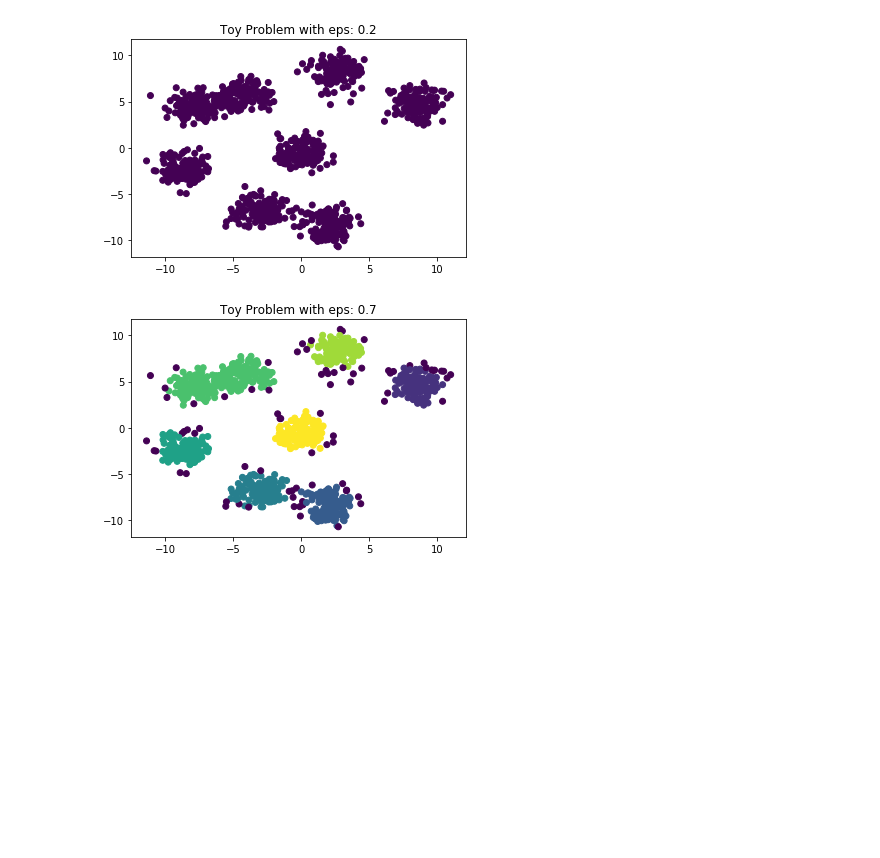
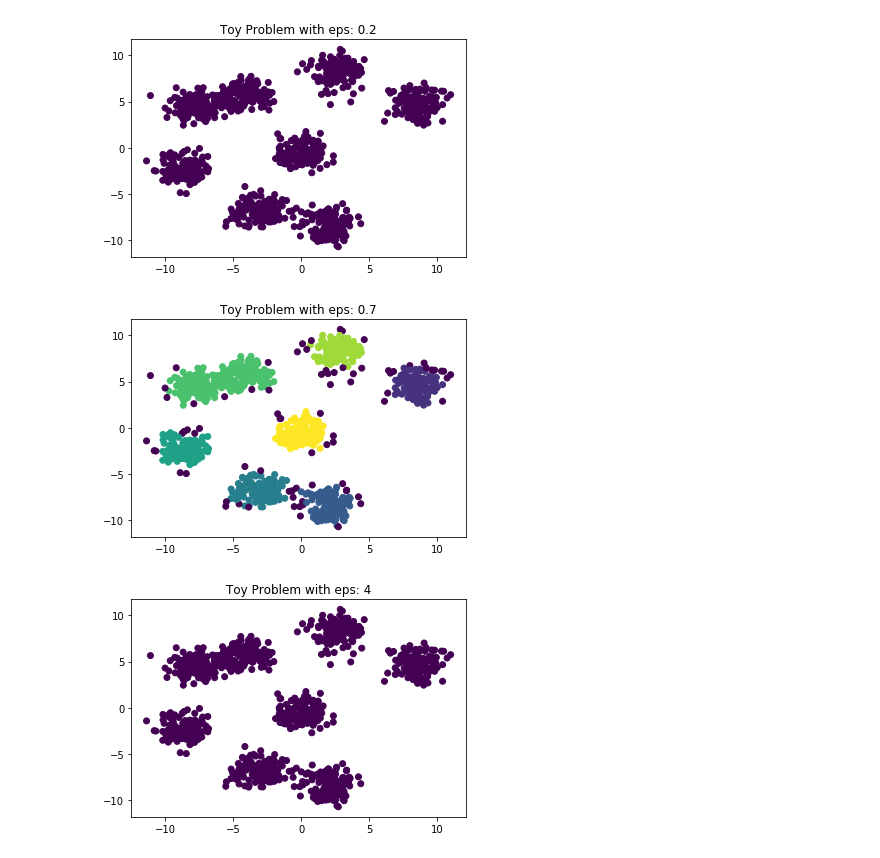
Before and after one commit to PacktWorkshops/The-Unsupervised-Learning-Workshop, a Jupyter notebook: Chapter03/Exercise3.01/Exercise3.01.ipynb, the cells around one changed output. Saved outputs shown, nothing was run; the diff lists cells and outputs as text; code cells hidden in the pictures; blank space fills up the shorter version.

```diff
--- a/Chapter03/Exercise3.01/Exercise3.01.ipynb
+++ b/Chapter03/Exercise3.01/Exercise3.01.ipynb
@@ -13,12 +13,13 @@ plt.show()
 # %%
 db = DBSCAN(eps=0.5, min_samples=10, metric='euclidean')
 # %%
-eps = [0.2,0.7]
+eps = [0.2,0.7,4]
 for ep in eps:
     db = DBSCAN(eps=ep, min_samples=10, metric='euclidean')
     plt.scatter(X[:,0], X[:,1], c=db.fit_predict(X))
     plt.title('Toy Problem with eps: ' + str(ep))
     plt.show()
 # %% [output]
-[figure, old version]
+[figure, new version]
-[figure, old version]
+[figure, new version]
+[figure, added]
```
Also changed, not shown: parts of 1 cell of this notebook, 1 other file.
